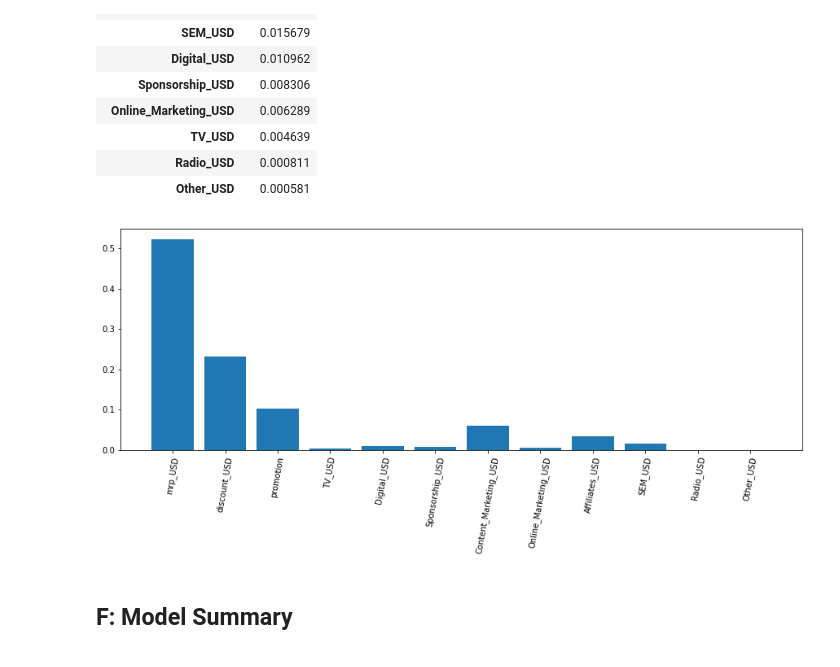
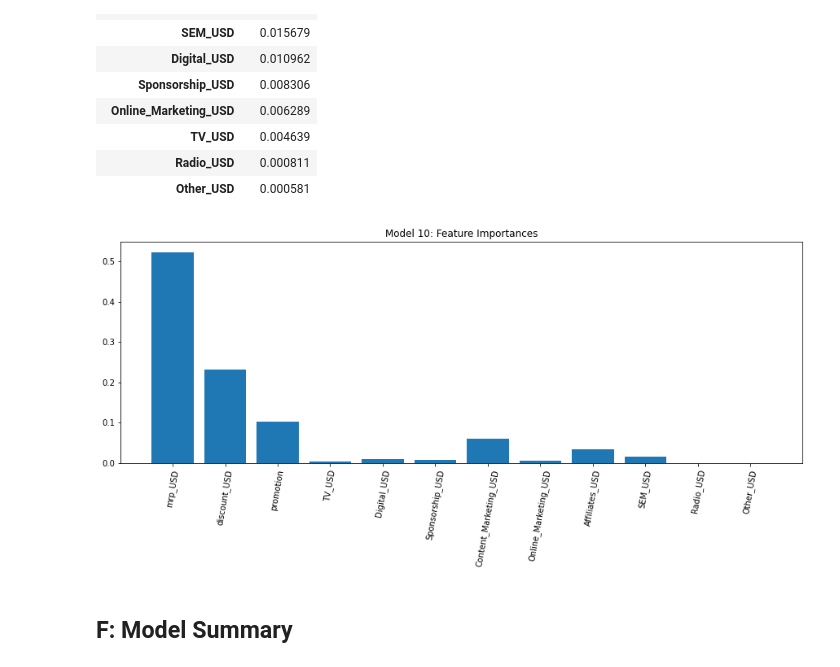
Before and after one commit to rrmahr/Marketing-Mix-Model, a Jupyter notebook: a_Notebooks/d_Modeling_Hyperparameter_Tuning.ipynb, the cells around one changed output. Cells and saved outputs as stored; diff of their text form; code cells hidden in the pictures.

```diff
--- a/a_Notebooks/d_Modeling_Hyperparameter_Tuning.ipynb
+++ b/a_Notebooks/d_Modeling_Hyperparameter_Tuning.ipynb
@@ -1037,11 +1046,12 @@ feature_importances.reindex(feature_importances['importance'].abs().sort_values(
 # %%
 # plot feature importance
 plt.figure(figsize=(15,5))
 plt.bar(X_test_2.columns.to_list(),feature_importances['importance'])
 plt.xticks(rotation=80)
+plt.title('Model 10: Feature Importances')
 plt.show()
 # %% [output]
-[figure, old version]
+[figure, new version]
 # %% [markdown]
 ## F: Model Summary <a class="anchor" id="f"></a>
 # %% [markdown]
```
Also changed, not shown: parts of 11 cells of this notebook.
